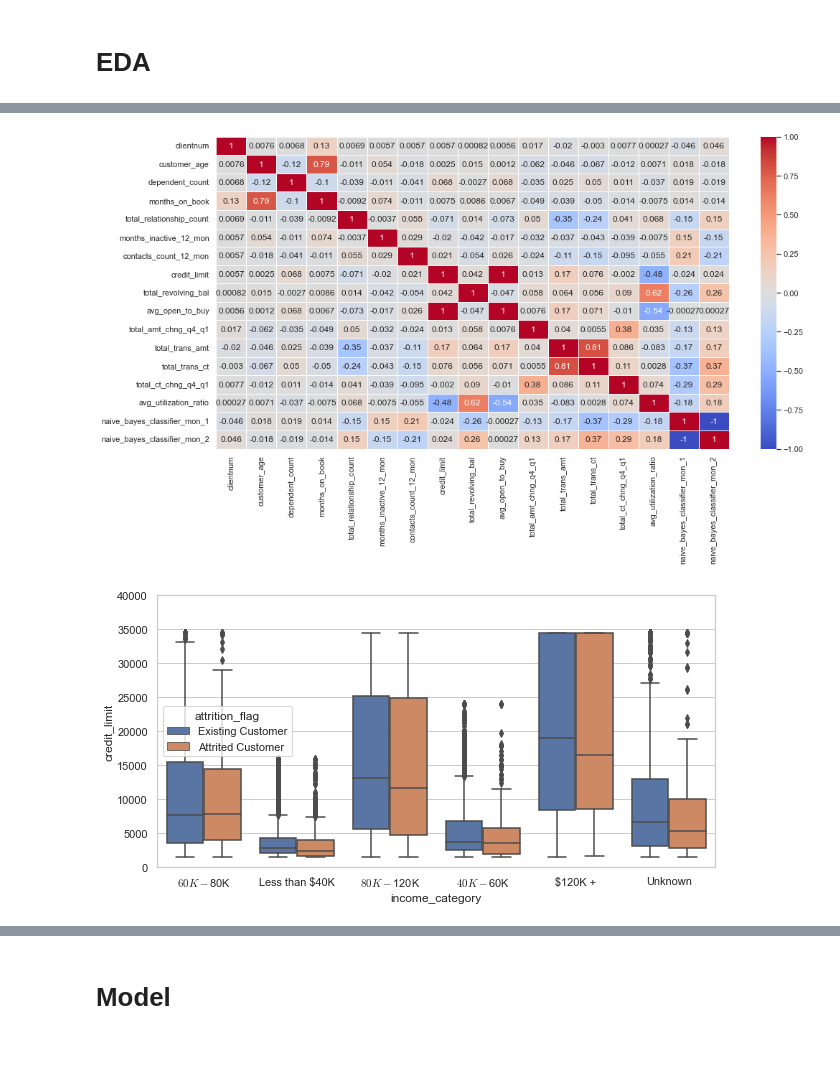
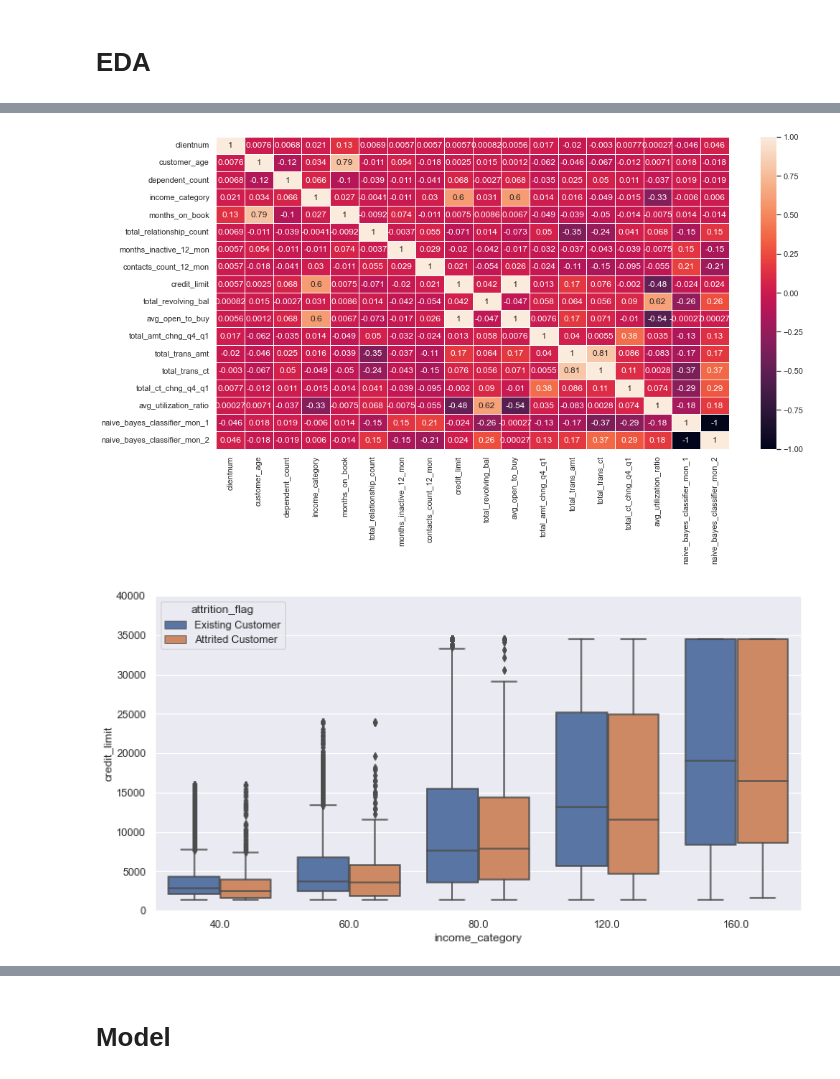
Before and after one commit to leonardoccarv/ChurnBankDetection, a Jupyter notebook: ChurnBankDetection.ipynb, the cells around one changed output, grey strips where cells are left out. Saved outputs shown, nothing was run; the diff lists cells and outputs as text; code cells hidden in the pictures; blank space fills up the shorter version.

```diff
--- a/ChurnBankDetection.ipynb
+++ b/ChurnBankDetection.ipynb
@@ -116,0 +146,14 @@ df.head()
+# %%
+less_than_40 = re.compile('Less than \$40K')
+less_than_60 = re.compile('\$40K - \$60K')
+less_than_80 = re.compile('\$60K - \$80K')
+less_than_120 = re.compile('\$80K - \$120K')
+less_than_120plus = re.compile(r'\$120K \+')
+unknown = re.compile('Unknown')
+# %%
+df['income_category'] = df['income_category'].apply(lambda x: unknown.sub('NaN', x))
+df['income_category'] = df['income_category'].apply(lambda x: less_than_40.sub('40', x))
+df['income_category'] = df['income_category'].apply(lambda x: less_than_60.sub('60', x))
+df['income_category'] = df['income_category'].apply(lambda x: less_than_80.sub('80', x))
+df['income_category'] = df['income_category'].apply(lambda x: less_than_120.sub('120', x))
+df['income_category'] = df['income_category'].apply(lambda x: less_than_120plus.sub('160', x))
@@ -116,0 +170,3 @@ df.head()
+# %%
+df['income_category'] = pd.to_numeric(df['income_category'], errors='coerce')
+df.income_category.describe()
@@ -135,12 +221,12 @@ df.describe()
 # %%
 plt.figure(figsize=(16,8))
-sns.heatmap(df.corr(), annot=True, cmap='coolwarm', linewidths=.5);
+sns.heatmap(df.corr(method='pearson'), annot=True, linewidths=.5);
 # %% [output]
-[figure, old version]
+[figure, new version]
 # %%
-sns.boxplot(x=df.income_category, y=df.credit_limit, hue=df.attrition_flag)
+sns.boxplot(x='income_category', y='credit_limit', data=df, hue=df.attrition_flag)
 plt.ylim(0,40000);
 # %% [output]
-[figure, old version]
+[figure, new version]
 # %%
 features = df.columns.tolist()
```
Also changed, not shown: parts of 17 cells of this notebook.
